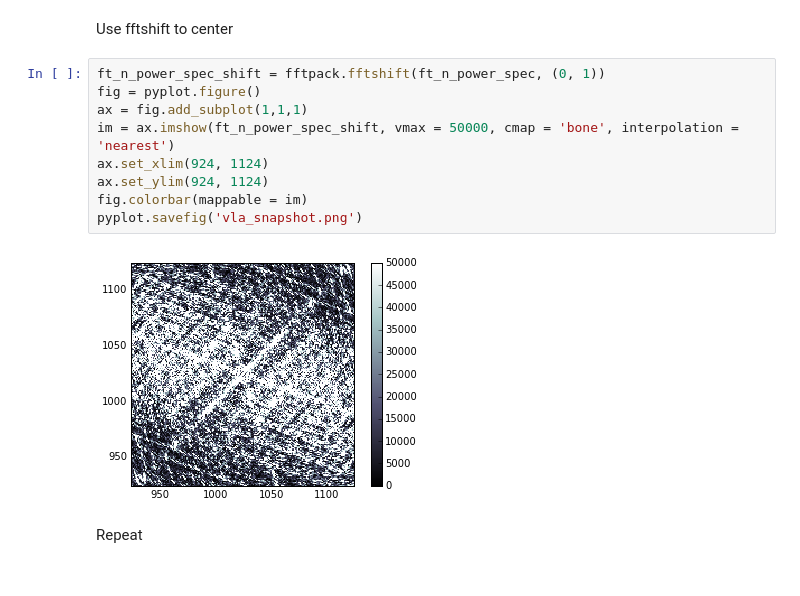
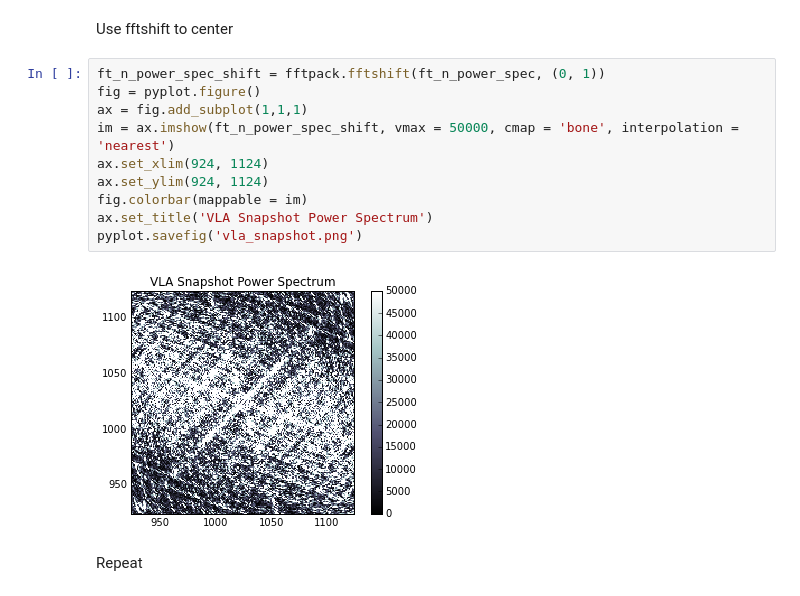
Before and after one commit to abostroem/phys266, a Jupyter notebook: hw6/HW6.ipynb, the cells around one changed output. Saved outputs shown, nothing was run; the diff lists cells and outputs as text.

Commit message:
adding titles to plots

```diff
--- a/hw6/HW6.ipynb
+++ b/hw6/HW6.ipynb
@@ -66,14 +66,15 @@ Use fftshift to center
 # %%
 ft_n_power_spec_shift = fftpack.fftshift(ft_n_power_spec, (0, 1))
 fig = pyplot.figure()
 ax = fig.add_subplot(1,1,1)
 im = ax.imshow(ft_n_power_spec_shift, vmax = 50000, cmap = 'bone', interpolation = 'nearest')
 ax.set_xlim(924, 1124)
 ax.set_ylim(924, 1124)
 fig.colorbar(mappable = im)
+ax.set_title('VLA Snapshot Power Spectrum')
 pyplot.savefig('vla_snapshot.png')
 # %% [output]
-[figure, old version]
+[figure, new version]
 # %% [markdown]
 Repeat
 # %%
```
Also changed, not shown: parts of 1 cell of this notebook.
